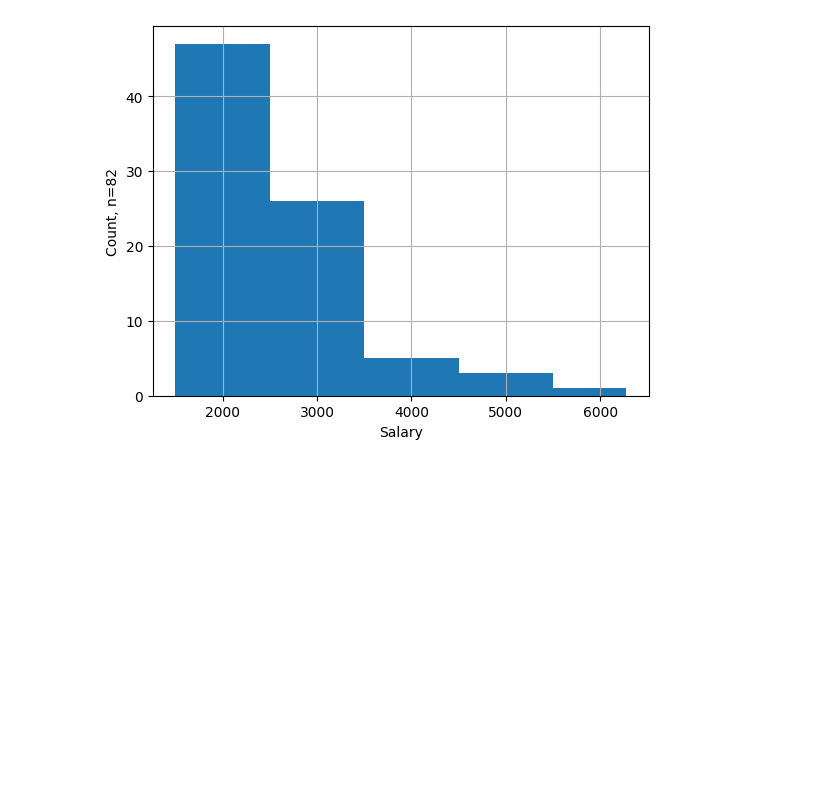
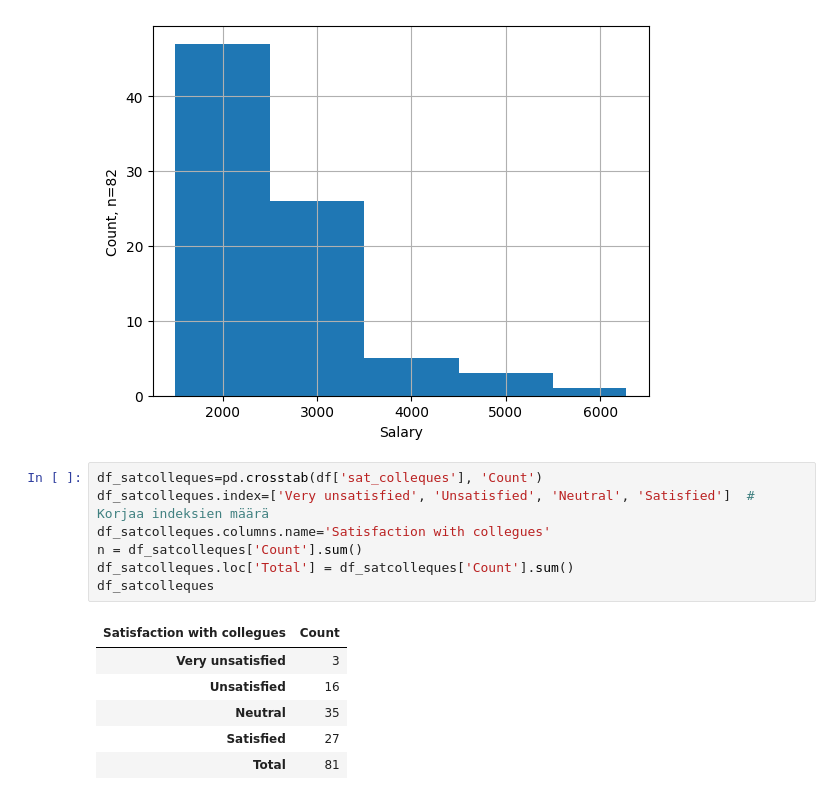
Before and after one commit to jemlau/DataAnalysisProject, a Jupyter notebook: harjotustyöHANNA.ipynb, the cells around one changed output. Drawn from its saved outputs; the diff is of its cells as text; blank space fills up the shorter version.

```diff
--- a/harjotustyöHANNA.ipynb
+++ b/harjotustyöHANNA.ipynb
@@ -71,3 +71,17 @@ plt.ylabel('Count, n=' + str(n))
 # %% [output]
 Text(0, 0.5, 'Count, n=82')
 [figure]
+# %%
+df_satcolleques=pd.crosstab(df['sat_colleques'], 'Count')
+df_satcolleques.index=['Very unsatisfied', 'Unsatisfied', 'Neutral', 'Satisfied']  # Korjaa indeksien määrä
+df_satcolleques.columns.name='Satisfaction with collegues'
+n = df_satcolleques['Count'].sum()
+df_satcolleques.loc['Total'] = df_satcolleques['Count'].sum()
+df_satcolleques
+# %% [output]
+| Satisfaction with collegues | Count |
+| Very unsatisfied | 3 |
+| Unsatisfied | 16 |
+| Neutral | 35 |
+| Satisfied | 27 |
+| Total | 81 |
```
Also changed, not shown: parts of 3 cells of this notebook.
